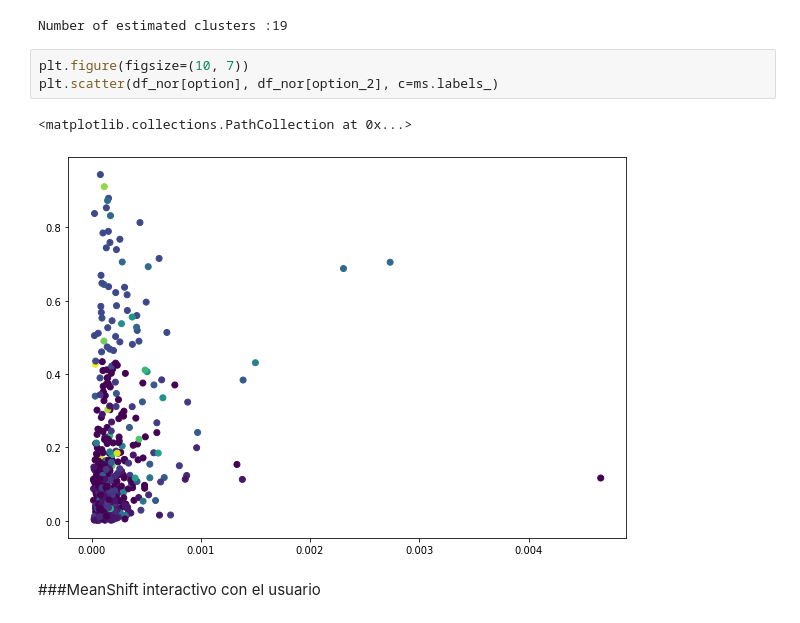
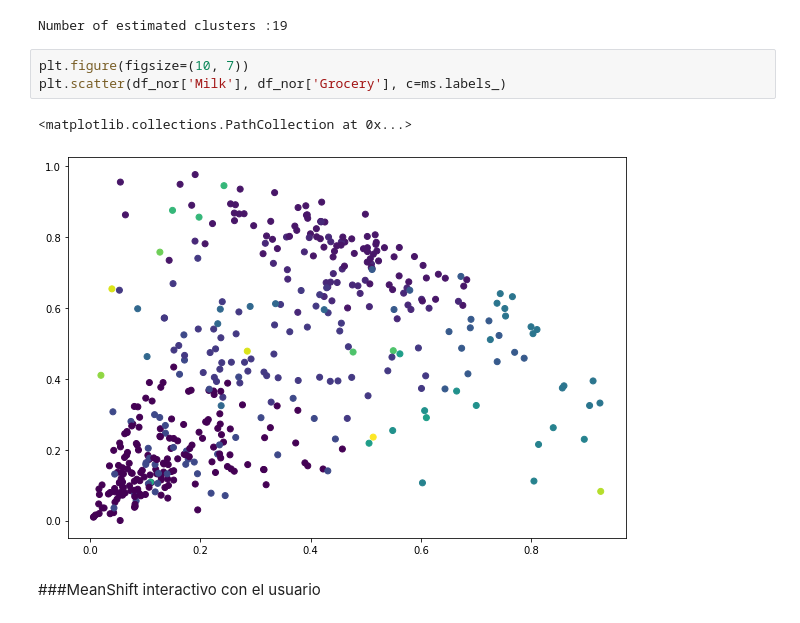
Before and after one commit to RonnyGuevara/Machine-Learning, a Jupyter notebook: TP5/TP5_ML.ipynb, the cells around one changed output. Saved outputs shown, nothing was run; the diff lists cells and outputs as text.

```diff
--- a/TP5/TP5_ML.ipynb
+++ b/TP5/TP5_ML.ipynb
@@ -440,10 +440,10 @@ print("Number of estimated clusters :{}".format(n_clusters_))
 Number of estimated clusters :19
 # %%
 plt.figure(figsize=(10, 7))
-plt.scatter(df_nor[option], df_nor[option_2], c=ms.labels_)
+plt.scatter(df_nor['Milk'], df_nor['Grocery'], c=ms.labels_)
 # %% [output]
 <matplotlib.collections.PathCollection at 0x...>
-[figure, old version]
+[figure, new version]
 # %% [markdown]
 ###MeanShift interactivo con el usuario
 # %%
```
